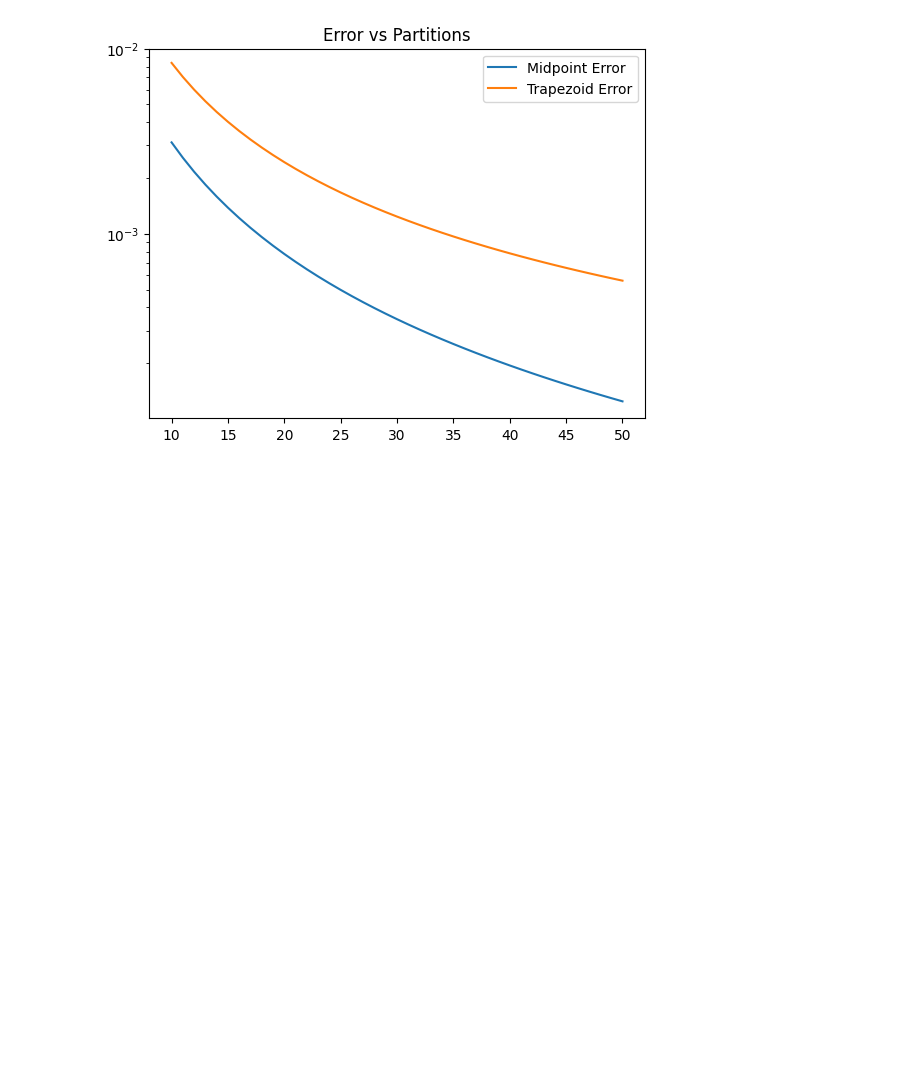
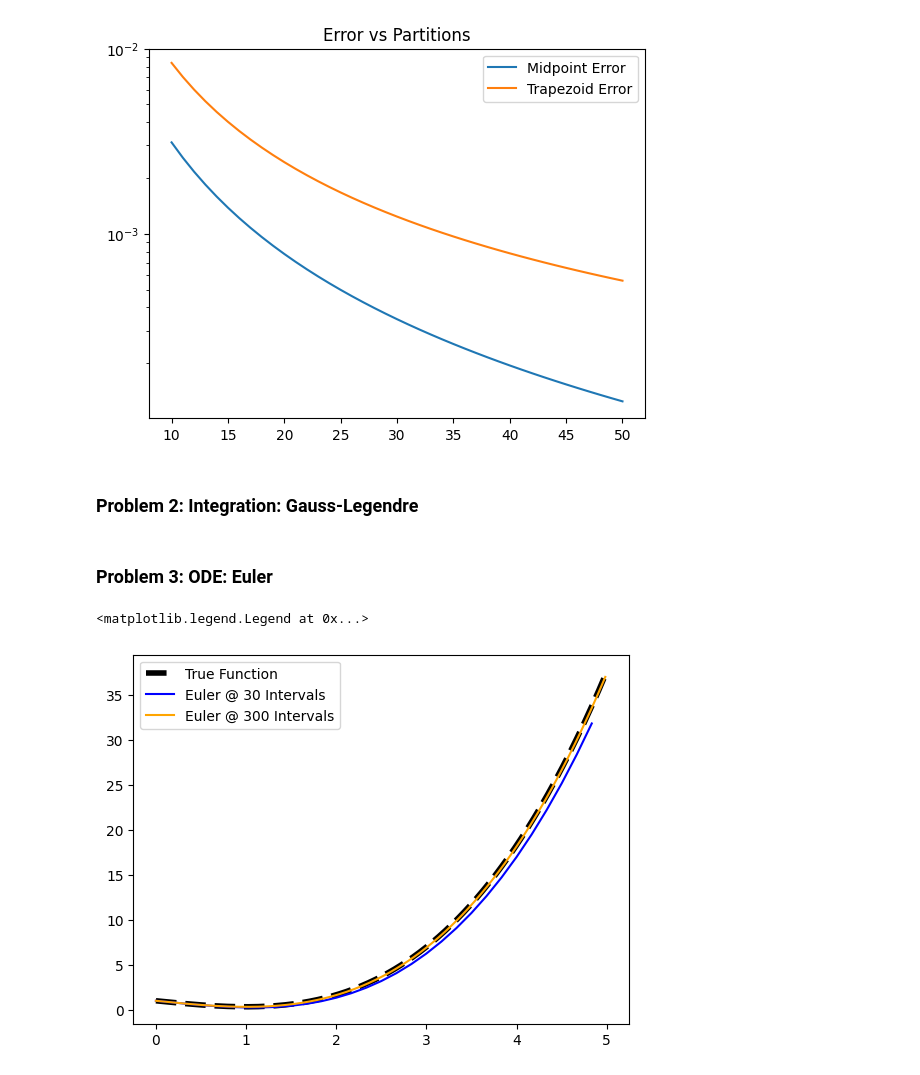
Before and after one commit to h-e-t/AERO222, a Jupyter notebook: HW5/TruebaHW5.ipynb, the cells around one changed output. Cells and saved outputs as stored; diff of their text form; code cells hidden in the pictures; blank space fills up the shorter version.

Commit message:
Problem 3 progress

```diff
--- a/HW5/TruebaHW5.ipynb
+++ b/HW5/TruebaHW5.ipynb
@@ -88,3 +88,66 @@ The midpoint estimate is 2.327178e-01
 The Trapezoid estimate is 2.334008e-01
 [figure]
 [figure]
+# %% [markdown]
+### Problem 2: Integration: Gauss-Legendre ###
+# %% [markdown]
+### Problem 3: ODE: Euler ###
+# %%
+def ODE1(x, y, t=False):
+    if t:
+        return (x**3)/3 - x + 1
+    else:
+        return x**2 - 1
+
+def ODE2(x, y, t=False):
+    if t:
+        return 2*np.exp((-3/2)*(x**2-1))
+    else:
+        return -3*x*y
+
+def standardEuler(df, a, b, start, n):
+    # df: differential equation
+    # [a,b] integration bounds
+    # n - # of intervals
+    # start - initial value
+
+    h = (b-a)/n
+    xlist = np.linspace(a,b,n+1)
+    ylist = [start]
+
+    for i in range(n-1):
+        yold = ylist[i]
+        ynew = yold + h*df(xlist[i], ylist[i])
+        ylist.append(ynew)
+
+    return (xlist[:-1], ylist)
+
+def avgEuler(df, a, b, start, n):
+    # df: differential equation
+    # [a,b] integration bounds
+    # n - # of intervals
+    # start - initial value
+
+    h = (b-a)/n
+    xlist = np.linspace(a,b,n+1)
+
+
+
+
+    return
+ODE1xlist = np.linspace(0,5,500)
+ODE1Real = ODE1(ODE1xlist, 0, True)
+
+ODE1_30iter = standardEuler(ODE1, 0, 5, 1, 30)
+ODE1_300iter = standardEuler(ODE1, 0, 5, 1, 300)
+
+plt.plot(ODE1xlist, ODE1Real, label = 'True Function', linewidth = 4, linestyle = '--', c = 'k')
+plt.plot(ODE1_30iter[0], ODE1_30iter[1], label = 'Euler @ 30 Intervals ', c = 'b')
+plt.plot(ODE1_300iter[0], ODE1_300iter[1], label = 'Euler @ 300 Intervals', c = 'orange')
+
+plt.legend()
+
+# Plot All Solutions for 30 Intervals Separate from 300 Intervals (Same for Error)
+# %% [output]
+<matplotlib.legend.Legend at 0x...>
+[figure, added]
```
Also changed, not shown: parts of 2 cells of this notebook.
